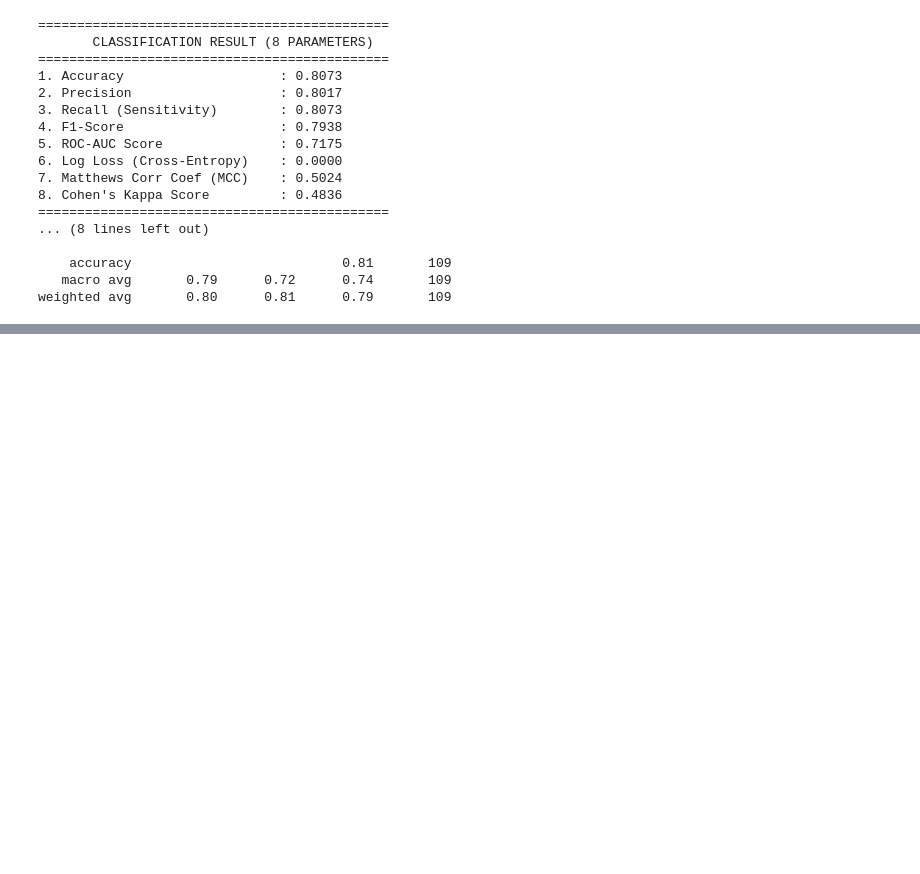
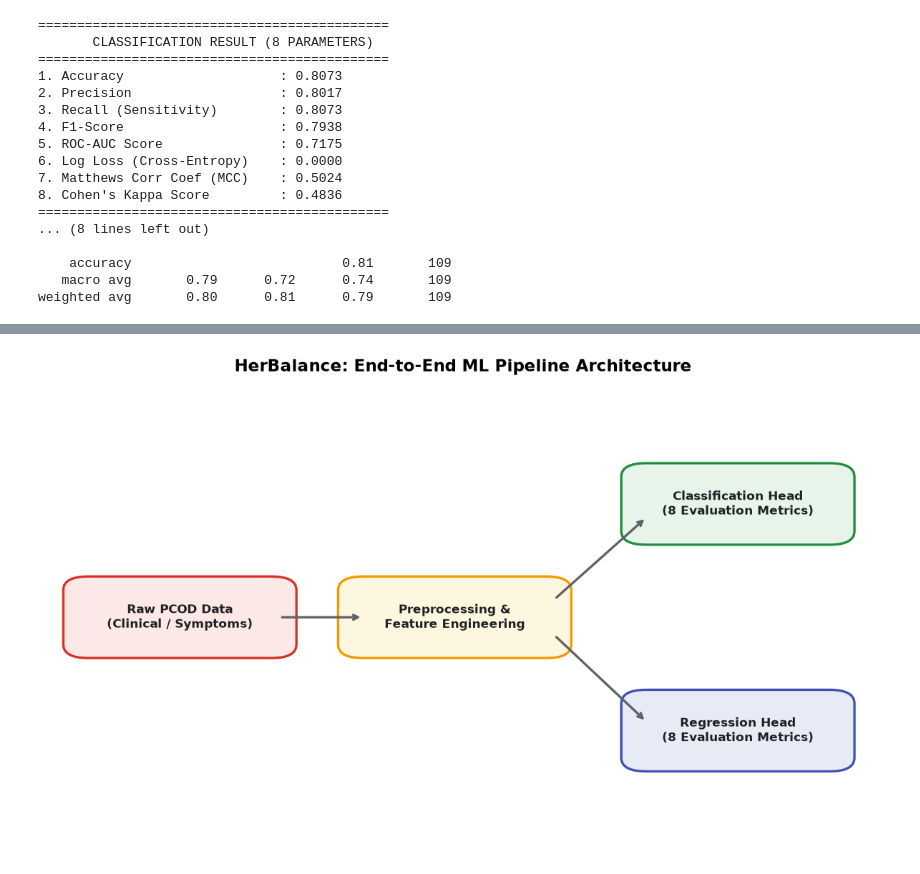
Before and after one commit to PRAGATI-TIWARI-24/HER_balance, a Jupyter notebook: ml_model/train.ipynb, the cells around one changed output, grey strips where cells are left out. Cells and saved outputs as stored; diff of their text form; code cells hidden in the pictures; blank space fills up the shorter version.

Commit message:
trained model

```diff
--- a/ml_model/train.ipynb
+++ b/ml_model/train.ipynb
@@ -497,0 +509,37 @@ NameError: name 'y_test_reg' is not defined
+# %%
+#flowchart of the end to end architecture of the model
+import matplotlib.pyplot as plt
+import matplotlib.patches as patches
+
+fig, ax = plt.subplots(figsize=(10, 6), dpi=120)
+ax.axis('off')
+
+# Box drawing function
+def draw_box(x, y, text, color='#E8F0FE', border='#1A73E8'):
+    rect = patches.FancyBboxPatch((x, y), 0.22, 0.12, boxstyle="round,pad=0.03",
+                                  fc=color, ec=border, lw=2)
+    ax.add_patch(rect)
+    ax.text(x + 0.11, y + 0.06, text, ha='center', va='center',
+            fontsize=10, weight='bold', color='#202124')
+
+# Arrow drawing function
+def draw_arrow(x1, y1, x2, y2):
+    ax.annotate('', xy=(x2, y2), xytext=(x1, y1),
+                arrowprops=dict(arrowstyle="->", color="#5F6368", lw=2))
+
+# Boxes
+draw_box(0.05, 0.45, "Raw PCOD Data\n(Clinical / Symptoms)", "#FCE8E6", "#D93025")
+draw_box(0.38, 0.45, "Preprocessing &\nFeature Engineering", "#FEF7E0", "#F29900")
+draw_box(0.72, 0.70, "Classification Head\n(8 Evaluation Metrics)", "#E6F4EA", "#1E8E3E")
+draw_box(0.72, 0.20, "Regression Head\n(8 Evaluation Metrics)", "#E8EAF6", "#3F51B5")
+
+# Connecting Arrows
+draw_arrow(0.28, 0.51, 0.38, 0.51)
+draw_arrow(0.61, 0.55, 0.72, 0.73)
+draw_arrow(0.61, 0.47, 0.72, 0.28)
+
+ax.set_title("HerBalance: End-to-End ML Pipeline Architecture", fontsize=14, weight='bold', pad=20)
+plt.tight_layout()
+plt.show()
+# %% [output]
+[figure, added]
```
Also changed, not shown: parts of 2 cells of this notebook.
